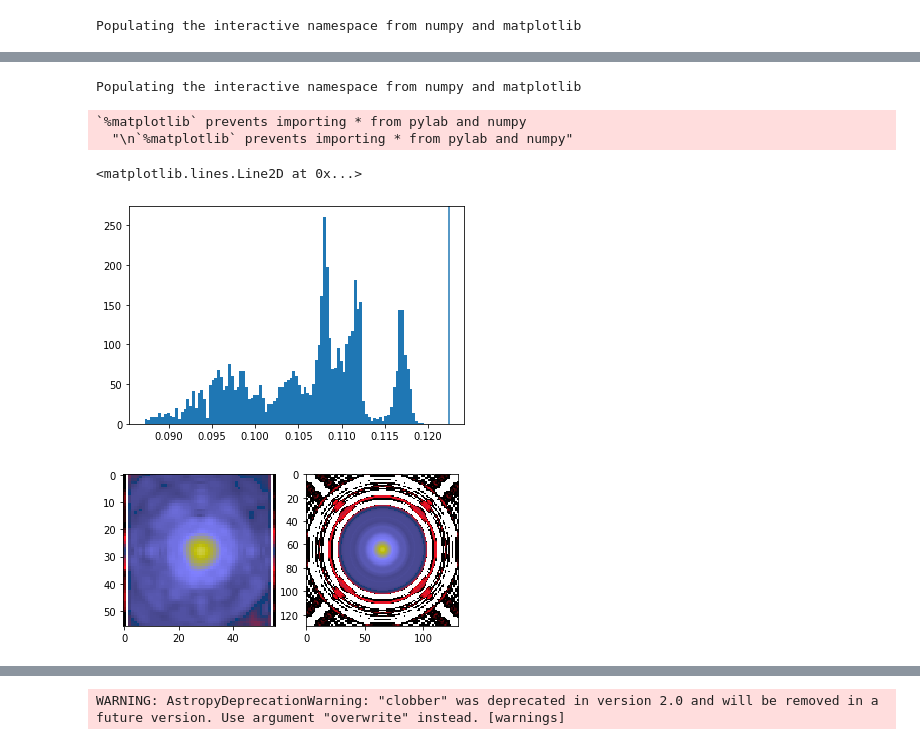
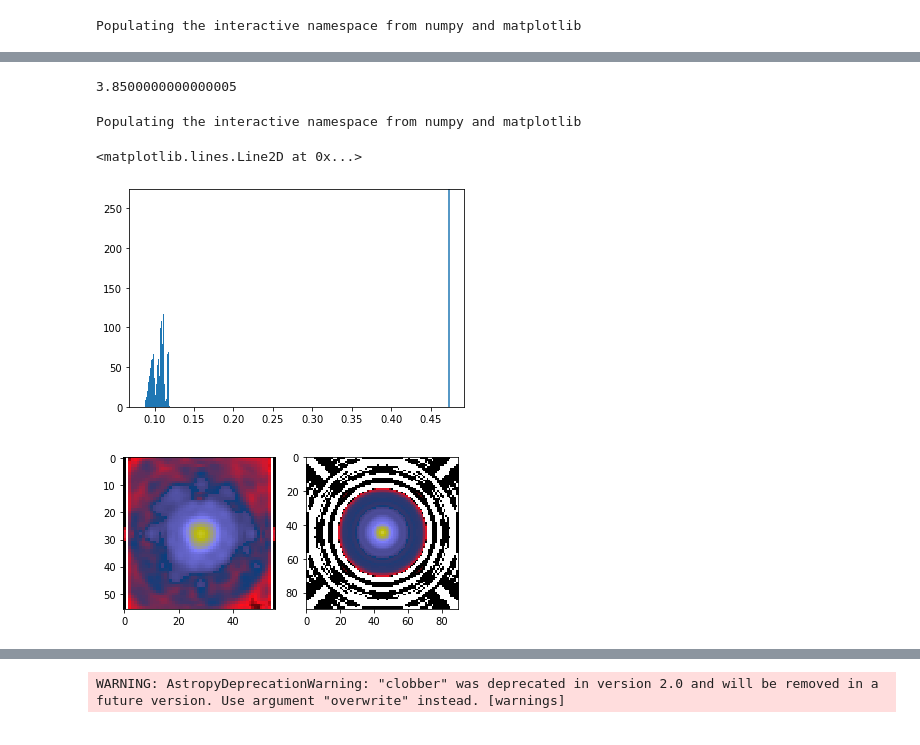
Before and after one commit to ml4astro/galaxy2galaxy, a Jupyter notebook: notebooks/BuildingCOSMOS_PSF.ipynb, the cells around one changed output, grey strips where cells are left out. Saved outputs shown, nothing was run; the diff lists cells and outputs as text; code cells hidden in the pictures.

```diff
--- a/notebooks/BuildingCOSMOS_PSF.ipynb
+++ b/notebooks/BuildingCOSMOS_PSF.ipynb
@@ -54,0 +53,7 @@ effective_psf = effective_psf.dilate(1.01).withFlux(1.)
+# %%
+# Truncating psf to remove the zeros at the edges
+mask = log10(mat/mat.max()) > -4.5
+subplot(121)
+imshow(log10(mat*mask)  ,cmap='gist_stern',vmax=0); #colorbar()
+subplot(122)
+imshow(log10(mat*(1-mask))  ,cmap='gist_stern',vmax=0); #colorbar()
@@ -54,0 +62,6 @@ effective_psf = effective_psf.dilate(1.01).withFlux(1.)
+# %%
+# Cropping the PSF image
+coords = np.argwhere(mask)
+x_min, y_min = coords.min(axis=0)
+x_max, y_max = coords.max(axis=0)
+cropped = (mask*mat)[x_min:x_max+1, y_min:y_max+1]
@@ -54,0 +72,2 @@ effective_psf = effective_psf.dilate(1.01).withFlux(1.)
+# %%
+effective_psf = galsim.InterpolatedKImage(galsim.ImageCD(cropped+0j, scale=kscale))
@@ -55,19 +77,24 @@ effective_psf = effective_psf.dilate(1.01).withFlux(1.)
+# %%
+dilation_ratio
+# %% [output]
+3.8500000000000005
+# %%
+# Get the nyquist frequency of  this PSF
+effective_psf = effective_psf.dilate(3.9).withFlux(1.)
 # %%
 %pylab inline
 hist(array(psfs_fwhm),100);
 axvline(effective_psf.calculateFWHM())
 # %% [output]
 Populating the interactive namespace from numpy and matplotlib
-`%matplotlib` prevents importing * from pylab and numpy
-  "\n`%matplotlib` prevents importing * from pylab and numpy"
+<matplotlib.lines.Line2D at 0x...>
-<matplotlib.lines.Line2D at 0x...>
-[figure, old version]
+[figure, new version]
 # %%
 subplot(121)
-imshow(log10(psf_max.drawImage().array),cmap='gist_stern',vmin=-7,vmax=0);
+imshow(log10(psf_max.drawImage().array),cmap='gist_stern',vmin=-6,vmax=0);
 subplot(122)
-imshow(log10(effective_psf.drawImage().array),cmap='gist_stern',vmin=-7,vmax=0);
+imshow(log10(effective_psf.drawImage().array),cmap='gist_stern',vmin=-6,vmax=0);
 # %% [output]
-[figure, old version]
+[figure, new version]
 # %%
 figure(figsize=(15,5))
```
Also changed, not shown: parts of 7 cells of this notebook, 3 other files.
